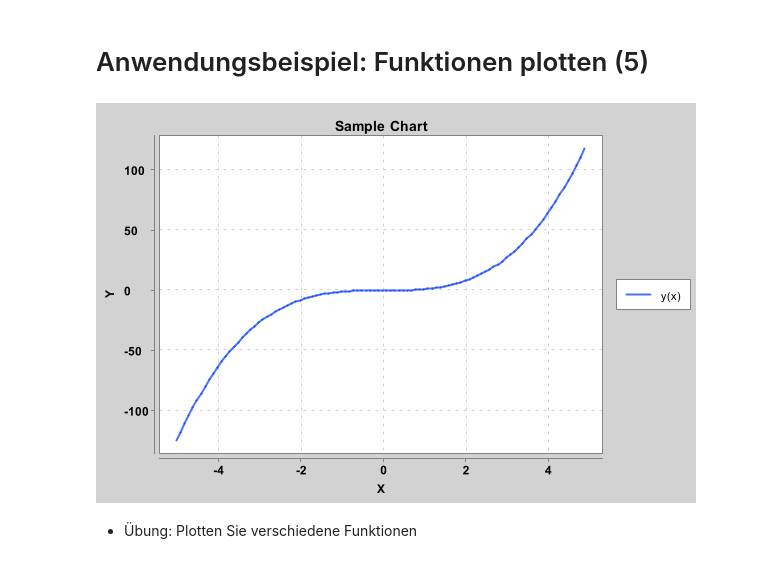
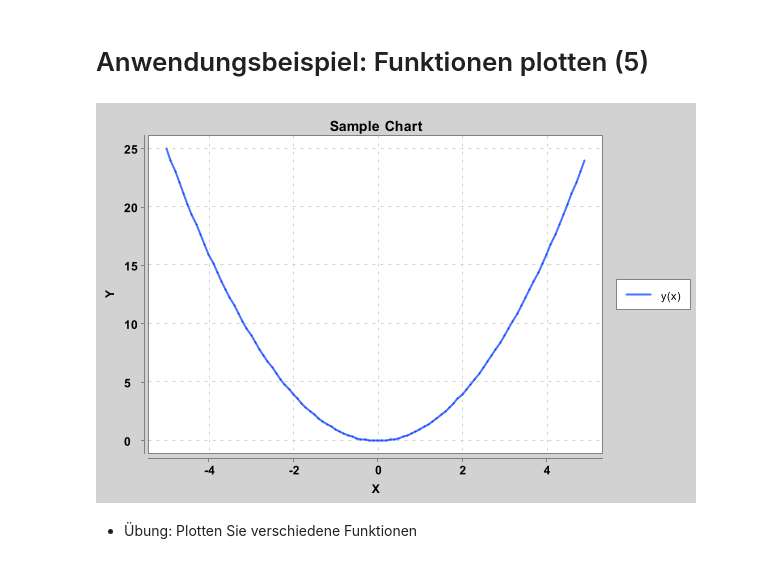
Before and after one commit to unibas-marcelluethi/gdp, a Jupyter notebook: slides/Lambdas.ipynb, the cells around one changed output. Drawn from its saved outputs; the diff is of its cells as text; code cells hidden in the pictures.

```diff
--- a/slides/Lambdas.ipynb
+++ b/slides/Lambdas.ipynb
@@ -348,14 +348,14 @@ BufferedImage plot(double[] xs, Function<Double, Double> f) {
 # Anwendungsbeispiel: Funktionen plotten (5)
 # %%
 Function<Double, Double> cubic = new Function<>() {
-    public Double apply(Double x) { return x * x * x; }
+    public Double apply(Double x) { return x * x; }
 };
 
 double[] xs = new double[100];
 for (int i = 0; i < 100; ++i) {xs[i] = (i - 50) / 10.0; }
 plot(xs, cubic);
 # %% [output]
-[figure, old version]
+[figure, new version]
 # %% [markdown]
 * Übung: Plotten Sie verschiedene Funktionen
 # %% [markdown]
```
Also changed, not shown: parts of 2 cells of this notebook, 5 other files.
